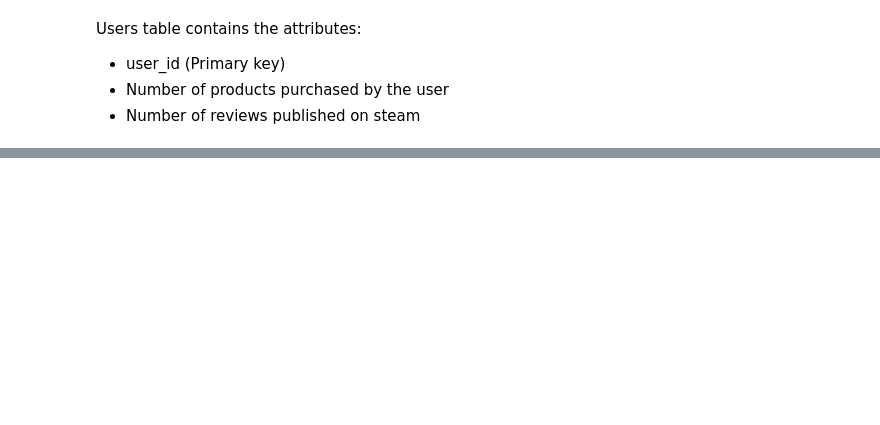
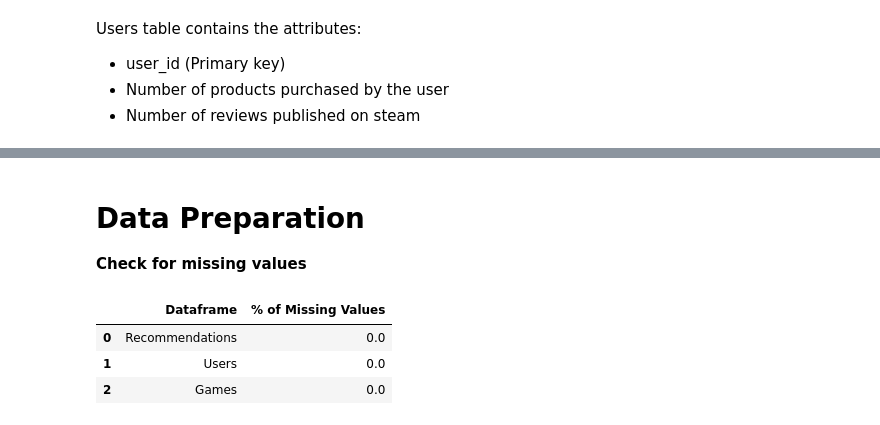
Before and after one commit to Ao-Baid/steamrecommendation, a Jupyter notebook: Steam_Recommendation.ipynb, the cells around one changed output, grey strips where cells are left out. Cells and saved outputs as stored; diff of their text form; code cells hidden in the pictures; blank space fills up the shorter version.

```diff
--- a/Steam_Recommendation.ipynb
+++ b/Steam_Recommendation.ipynb
@@ -63,0 +89,19 @@ df_users.head()
+# %% [markdown]
+# Data Preparation
+
+**Check for missing values**
+# %%
+def percentage_na(df: pd.DataFrame) -> float:
+  """Calculates the percentage of missing values in the dataframe we created"""
+  return np.count_nonzero(df.isnull().values) / (df.shape[0] * df.shape[1]) * 100
+
+pd.DataFrame([
+    ["Recommendations", percentage_na(df_recommendations)],
+    ["Users", percentage_na(df_users)],
+    ["Games", percentage_na(df_games)],
+], columns=["Dataframe", "% of Missing Values"])
+# %% [output]
+|  | Dataframe | % of Missing Values |
+| 0 | Recommendations | 0.0 |
+| 1 | Users | 0.0 |
+| 2 | Games | 0.0 |
```
Also changed, not shown: parts of 8 cells of this notebook.
